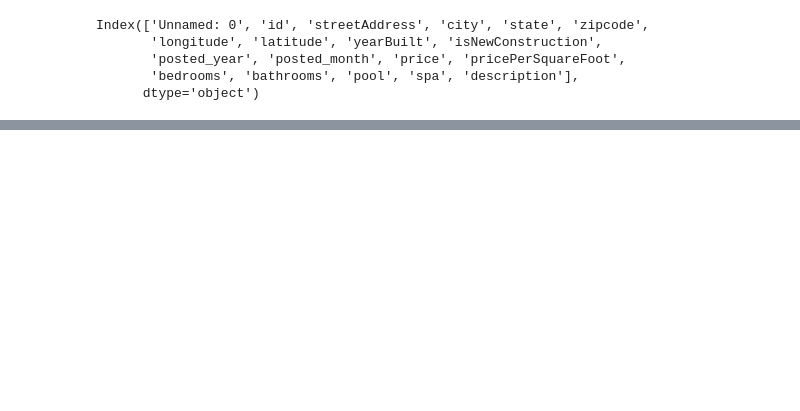
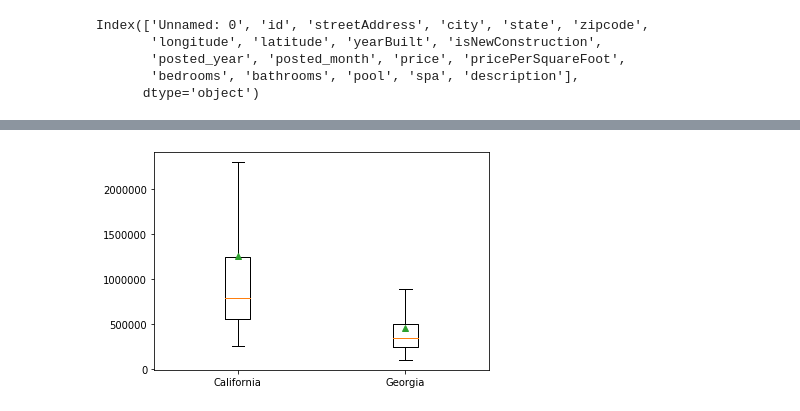
Before and after one commit to nuvvalaps/Project1-DataVis, a Jupyter notebook: Summary Statistics.ipynb, the cells around one changed output, grey strips where cells are left out. Drawn from its saved outputs; the diff is of its cells as text; code cells hidden in the pictures; blank space fills up the shorter version.

```diff
--- a/Summary Statistics.ipynb
+++ b/Summary Statistics.ipynb
@@ -31,0 +77,9 @@ dtype: int64
+# %%
+prices_dictionary = {'California': california_data["price"], 'Georgia': georgia_data["price"]}
+fig, ax = plt.subplots()
+ax.boxplot(prices_dictionary.values(), showfliers = False, showmeans = True)
+ax.set_xticklabels(prices_dictionary.keys())
+
+plt.show()
+# %% [output]
+[figure, added]
```
Also changed, not shown: parts of 9 cells of this notebook, 2 other files.
